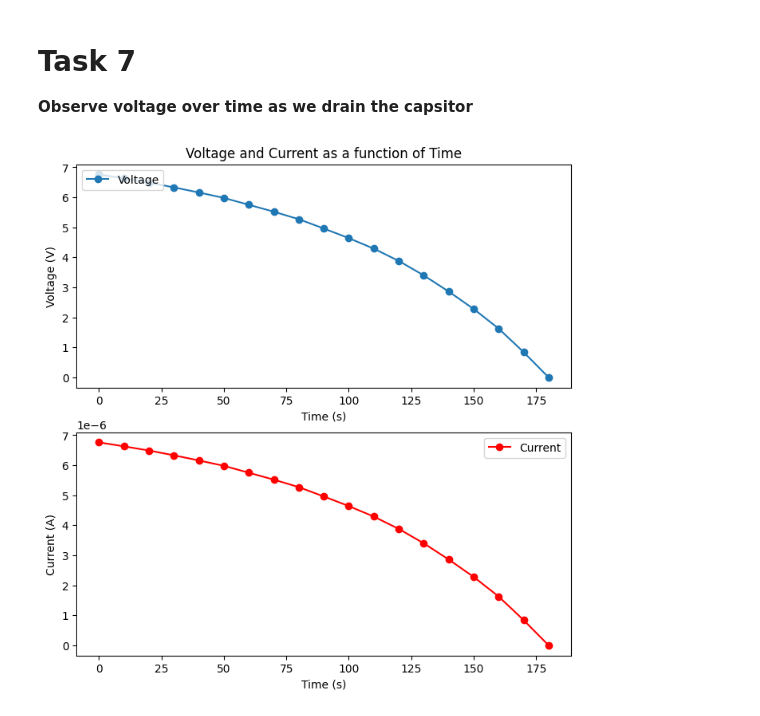
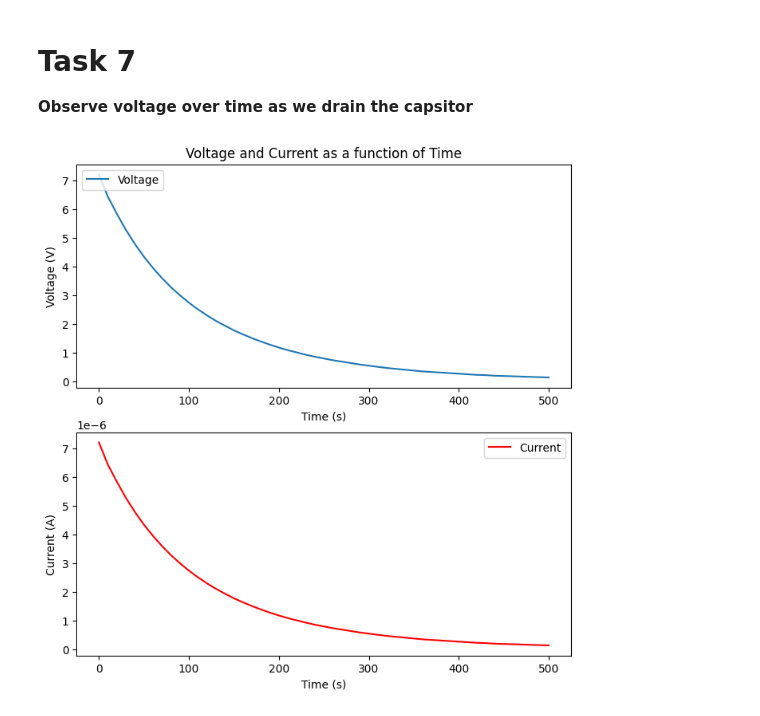
Before and after one commit to erikbohne/TTT4203_Intro_Analog_and_Digital_Electronics, a Jupyter notebook: ERT10/ERT10.ipynb, the cells around one changed output. Saved outputs shown, nothing was run; the diff lists cells and outputs as text; code cells hidden in the pictures.

```diff
--- a/ERT10/ERT10.ipynb
+++ b/ERT10/ERT10.ipynb
@@ -92,27 +92,28 @@ plt.show()
 # %%
 # Voltage observations
 U = [7.20, 6.42, 5.83, 5.27, 4.78, 4.34, 3.95, 3.60, 3.28, 3.00, 2.74, 2.51, 2.30, 2.11, 1.94, 1.78, 1.64, 1.51, 1.39, 1.28, 1.18, 1.09, 1.01, 0.93, 0.86, 0.80, 0.74, 0.69, 0.64, 0.59, 0.55, 0.51, 0.47, 0.44, 0.41, 0.38, 0.35, 0.33, 0.31, 0.29, 0.27, 0.25, 0.23, 0.22, 0.20, 0.19, 0.18, 0.17, 0.16, 0.15, 0.14] # In V
+t = np.arange(0, len(U)*10, 10) # In s
 
 # Calculate the current
 I = np.divide(U, R1)
 
 # Create a figure with two subplots
 fig, (ax1, ax2) = plt.subplots(2, 1, figsize=(8, 8))
 
 # Plot the voltage vs time on the first subplot
-ax1.plot(t, U, 'o-', label='Voltage')
+ax1.plot(t, U, '-', label='Voltage')
 ax1.set_ylabel('Voltage (V)')
 ax1.set_xlabel('Time (s)')
 ax1.set_title('Voltage and Current as a function of Time')
 ax1.legend(loc='upper left')
 
 # Plot the current vs time on the second subplot
-ax2.plot(t, I, 'o-', color='red', label='Current')
+ax2.plot(t, I, '-', color='red', label='Current')
 ax2.set_ylabel('Current (A)')
 ax2.set_xlabel('Time (s)')
 ax2.legend(loc='upper right')
 
 # Show the plot
 plt.show()
 # %% [output]
-[figure, old version]
+[figure, new version]
```
Also changed, not shown: parts of 1 cell of this notebook.
